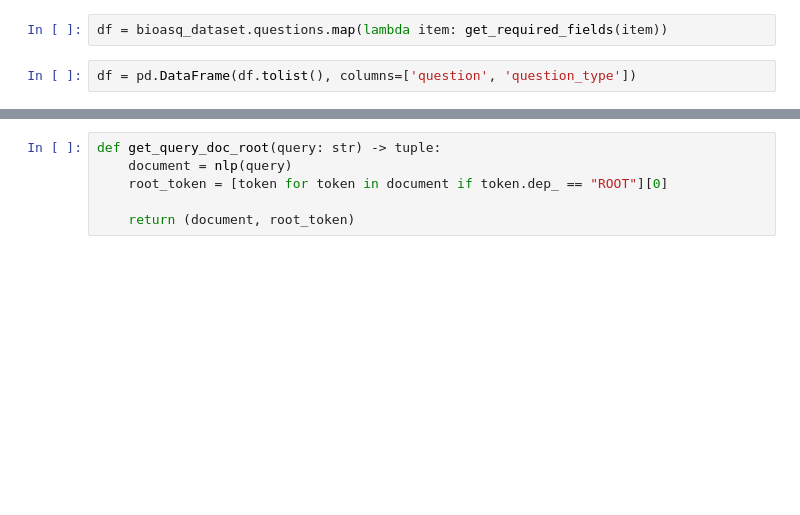
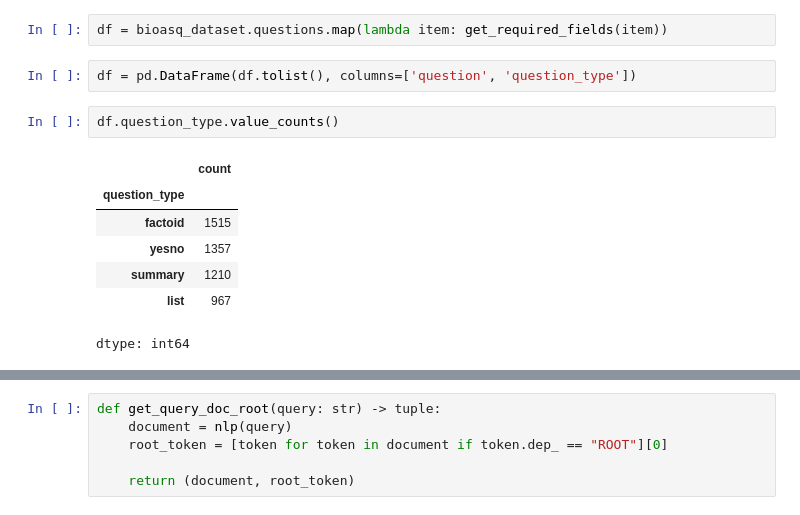
Before and after one commit to Abhijith-Nagarajan/CS_546_Project, a Jupyter notebook: models/Query_Classification.ipynb, the cells around one changed output, grey strips where cells are left out. Cells and saved outputs as stored; diff of their text form; blank space fills up the shorter version.

```diff
--- a/models/Query_Classification.ipynb
+++ b/models/Query_Classification.ipynb
@@ -86,3 +94,13 @@ def get_required_fields(item: dict):
 df = bioasq_dataset.questions.map(lambda item: get_required_fields(item))
 # %%
 df = pd.DataFrame(df.tolist(), columns=['question', 'question_type'])
+# %%
+df.question_type.value_counts()
+# %% [output]
+|  | count |
+| question_type |  |
+| factoid | 1515 |
+| yesno | 1357 |
+| summary | 1210 |
+| list | 967 |
+dtype: int64
```
Also changed, not shown: parts of 51 cells of this notebook.
